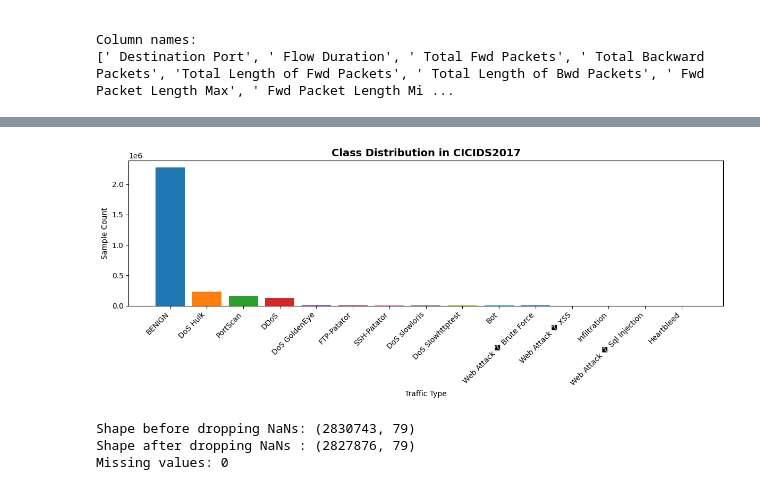
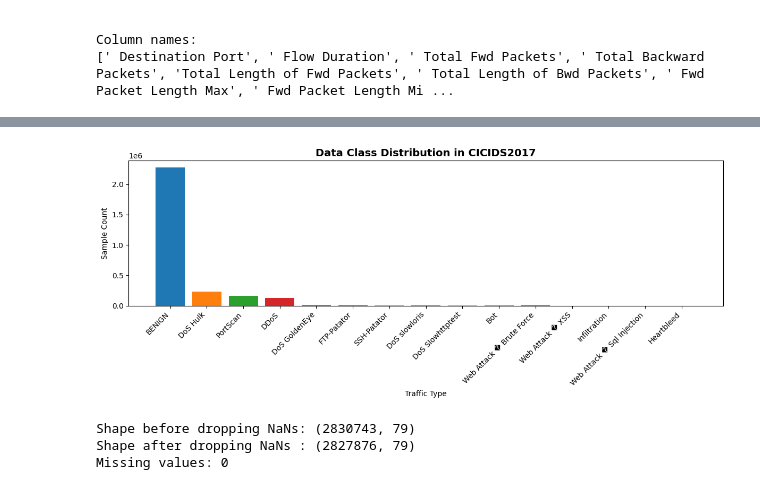
Before and after one commit to yoshbatula/Hybrid-Enhanced-Stacked-Ensemble-for-Network-Intrusion-Detection, a Jupyter notebook: baseline-v2.ipynb, the cells around one changed output, grey strips where cells are left out. Cells and saved outputs as stored; diff of their text form; code cells hidden in the pictures.

```diff
--- a/baseline-v2.ipynb
+++ b/baseline-v2.ipynb
@@ -119,16 +119,16 @@ Name: count, dtype: int64
 # %%
 # Visualise class distribution
 fig, ax = plt.subplots(figsize=(12, 5))
 counts = df[LABEL_COL].value_counts()
 ax.bar(counts.index, counts.values, color=plt.cm.tab10.colors[:len(counts)])
-ax.set_title('Class Distribution in CICIDS2017', fontsize=14, fontweight='bold')
+ax.set_title('Data Class Distribution in CICIDS2017', fontsize=14, fontweight='bold')
 ax.set_xlabel('Traffic Type')
 ax.set_ylabel('Sample Count')
 plt.xticks(rotation=45, ha='right')
 plt.tight_layout()
 plt.show()
 # %% [output]
-[figure, old version]
+[figure, new version]
 # %%
 # Drop non-numeric / identifier columns
 drop_cols = ['Flow ID', 'Source IP', 'Destination IP', 'Timestamp',
```
Also changed, not shown: parts of 2 cells of this notebook, 1 other file.
